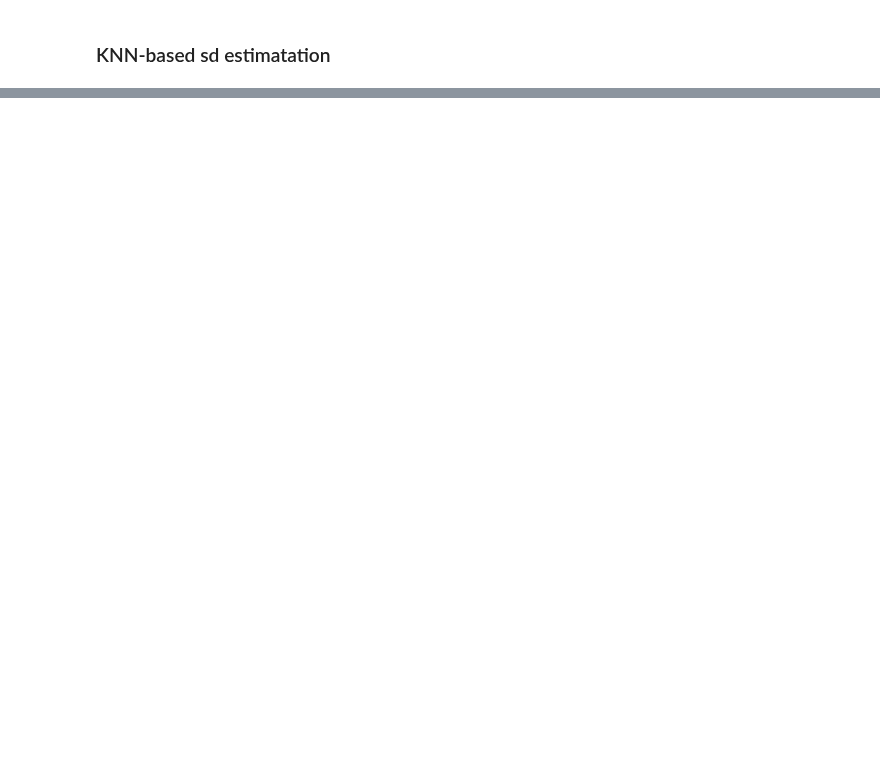
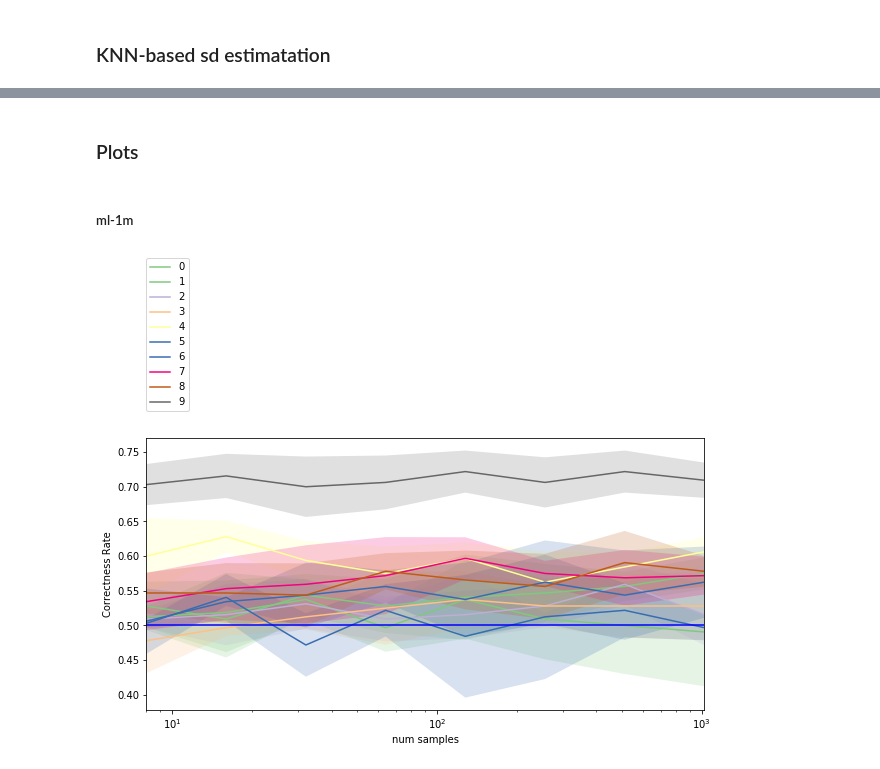
Before and after one commit to maksimt/empirical_privacy, a Jupyter notebook: Notebooks/Row Distributed SVD.ipynb, the cells around one changed output, grey strips where cells are left out. Cells and saved outputs as stored; diff of their text form; code cells hidden in the pictures; blank space fills up the shorter version.

```diff
--- a/Notebooks/Row Distributed SVD.ipynb
+++ b/Notebooks/Row Distributed SVD.ipynb
@@ -10 +13,19 @@ CCCs = gen_SVD_CCCs_for_multiple_docs()
+# %%
+CCCs = []
+datasets = [
+    #'20NG',
+   'ml-1m'
+]
+part_fractions = [
+    0.01,
+    #0.1
+]
+for dataset, pf in itertools.product(datasets, part_fractions):
+    ds = svd_dataset_settings(dataset_name=dataset, part_fraction=pf)
+    _CCCs = gen_SVD_CCCs_for_multiple_docs(n_max=1024,
+                                          validation_set_size=64,
+                                          n_docs=10,
+                                          n_trials_per_training_set_size=5,
+                                          dataset_settings=ds)
+    CCCs += _CCCs
 # %%
@@ -15,0 +38,8 @@ KeyboardInterrupt:
+# %% [markdown]
+### Plots
+# %% [markdown]
+##### ml-1m
+# %%
+plot_CCCs(CCCs)
+# %% [output]
+[figure, added]
```
Also changed, not shown: parts of 3 cells of this notebook.
